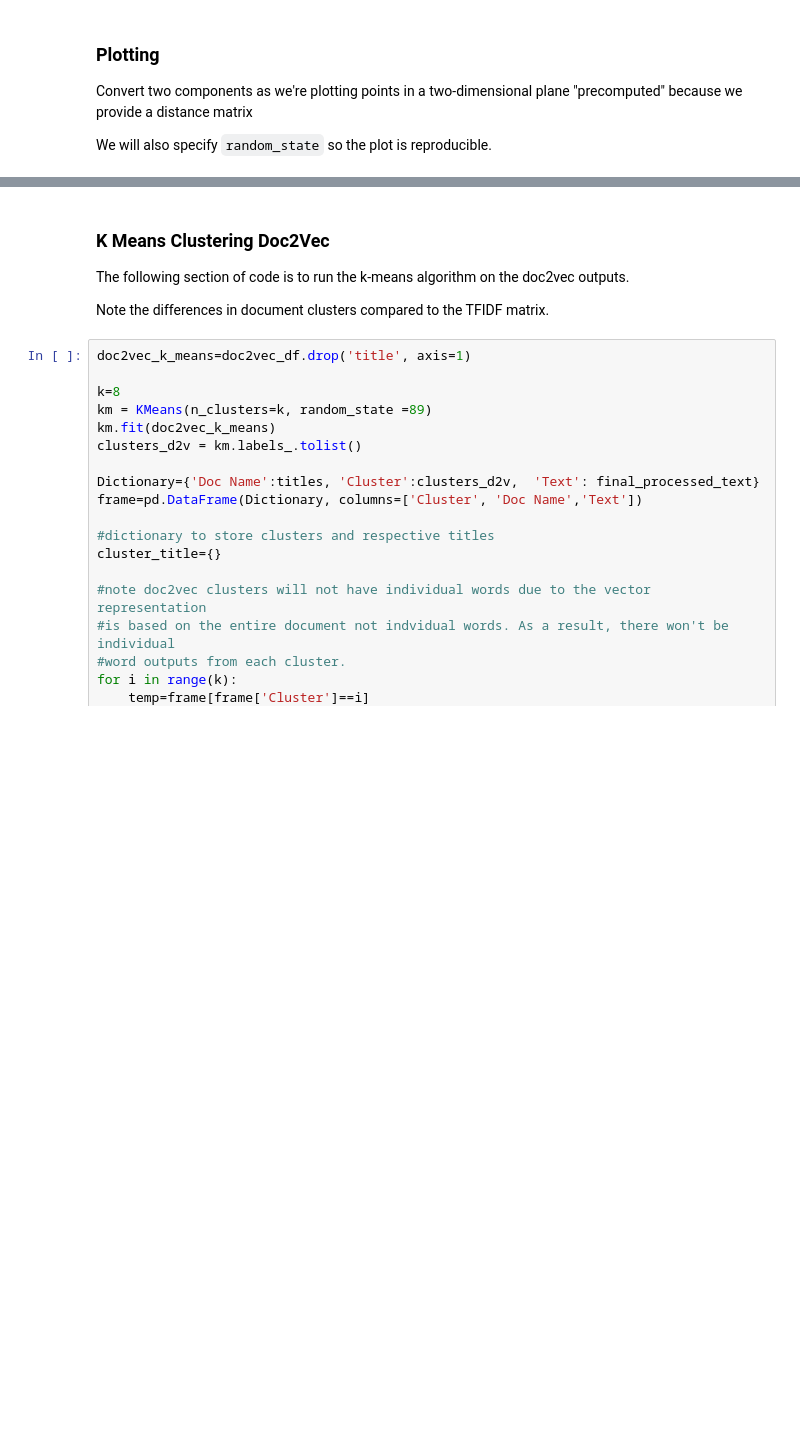
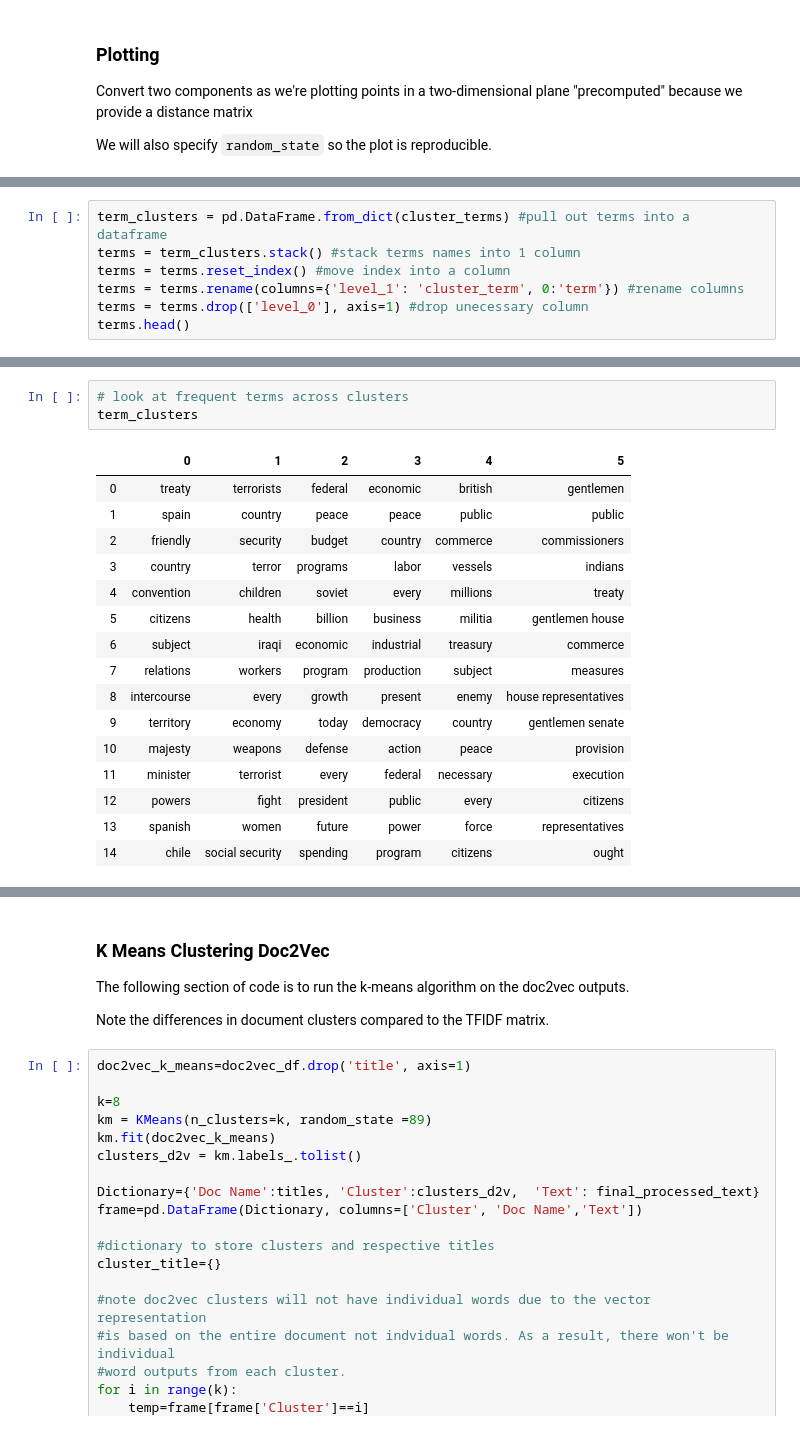
Before and after one commit to ksenluu/NU_453_NLP, a Jupyter notebook: A.3 Final Report - SOTU.ipynb, the cells around one changed output, grey strips where cells are left out. Cells and saved outputs as stored; diff of their text form; blank space fills up the shorter version.

```diff
--- a/A.3 Final Report - SOTU.ipynb
+++ b/A.3 Final Report - SOTU.ipynb
@@ -379,0 +387,7 @@ ax.legend(loc='center left', bbox_to_anchor=(1, 0.5))      #show legend with onl
+# %%
+term_clusters = pd.DataFrame.from_dict(cluster_terms) #pull out terms into a dataframe
+terms = term_clusters.stack() #stack terms names into 1 column
+terms = terms.reset_index() #move index into a column
+terms = terms.rename(columns={'level_1': 'cluster_term', 0:'term'}) #rename columns
+terms = terms.drop(['level_0'], axis=1) #drop unecessary column
+terms.head()
@@ -379,0 +401,20 @@ ax.legend(loc='center left', bbox_to_anchor=(1, 0.5))      #show legend with onl
+# %%
+# look at frequent terms across clusters
+term_clusters
+# %% [output]
+|  | 0 | 1 | 2 | 3 | 4 | 5 |
+| 0 | treaty | terrorists | federal | economic | british | gentlemen |
+| 1 | spain | country | peace | peace | public | public |
+| 2 | friendly | security | budget | country | commerce | commissioners |
+| 3 | country | terror | programs | labor | vessels | indians |
+| 4 | convention | children | soviet | every | millions | treaty |
+| 5 | citizens | health | billion | business | militia | gentlemen house |
+| 6 | subject | iraqi | economic | industrial | treasury | commerce |
+| 7 | relations | workers | program | production | subject | measures |
+| 8 | intercourse | every | growth | present | enemy | house representatives |
+| 9 | territory | economy | today | democracy | country | gentlemen senate |
+| 10 | majesty | weapons | defense | action | peace | provision |
+| 11 | minister | terrorist | every | federal | necessary | execution |
+| 12 | powers | fight | president | public | every | citizens |
+| 13 | spanish | women | future | power | force | representatives |
+| 14 | chile | social security | spending | program | citizens | ought |
```
Also changed, not shown: parts of 20 cells of this notebook, 6 other files.
